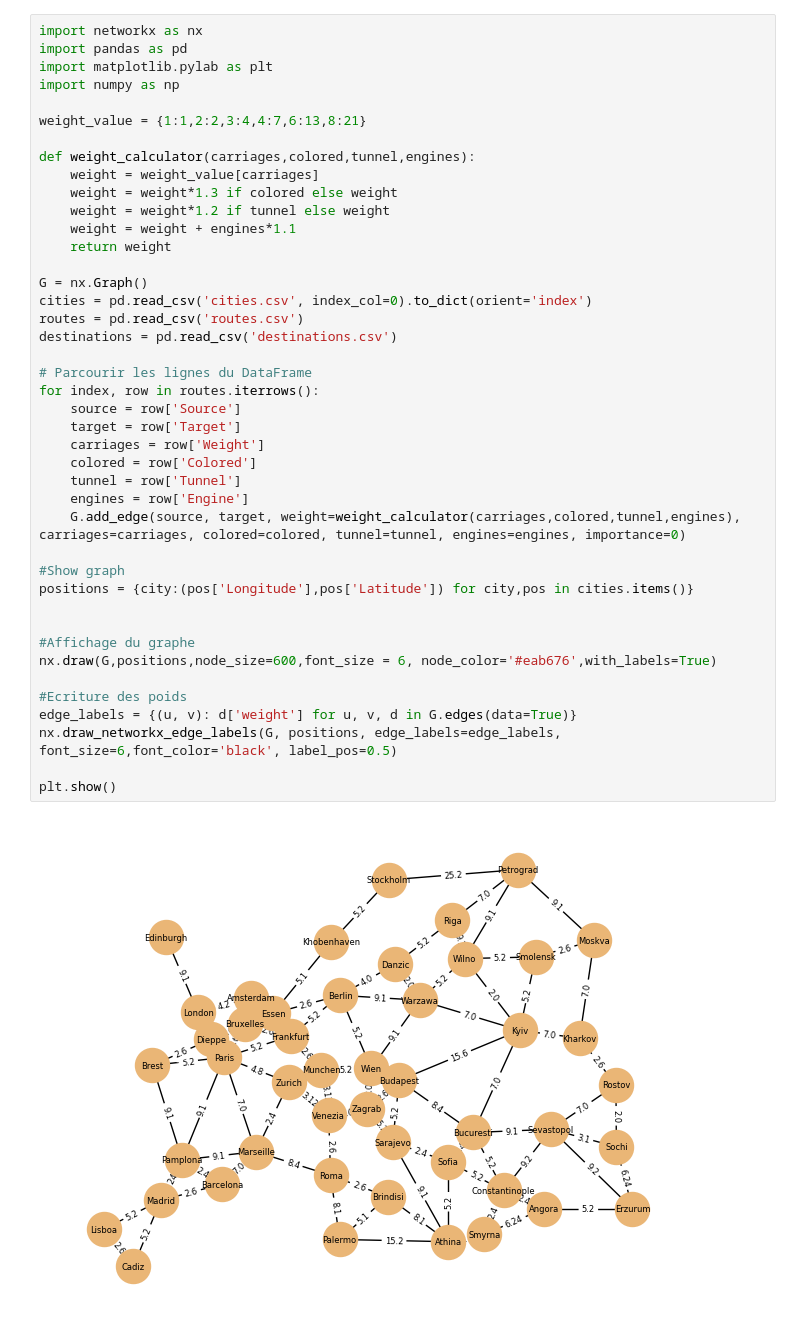
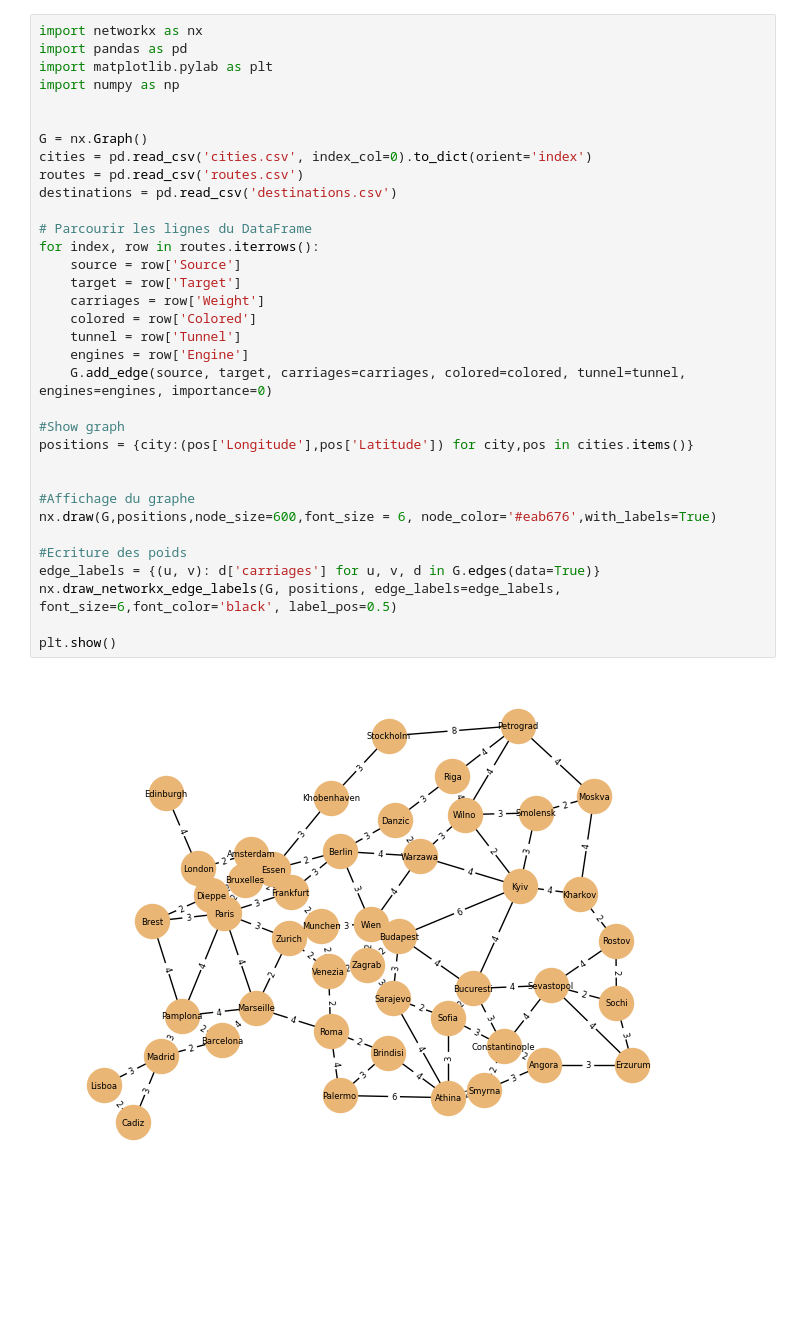
Before and after one commit to leonsi7/ticket-to-ride-europe, a Jupyter notebook: graph.ipynb, the cells around one changed output. Saved outputs shown, nothing was run; the diff lists cells and outputs as text; blank space fills up the shorter version.

```diff
--- a/graph.ipynb
+++ b/graph.ipynb
@@ -4,44 +4,36 @@ import pandas as pd
 import matplotlib.pylab as plt
 import numpy as np
 
-weight_value = {1:1,2:2,3:4,4:7,6:13,8:21}
-
-def weight_calculator(carriages,colored,tunnel,engines):
-    weight = weight_value[carriages]
-    weight = weight*1.3 if colored else weight
-    weight = weight*1.2 if tunnel else weight
-    weight = weight + engines*1.1
-    return weight
 
 G = nx.Graph()
 cities = pd.read_csv('cities.csv', index_col=0).to_dict(orient='index')
 routes = pd.read_csv('routes.csv')
 destinations = pd.read_csv('destinations.csv')
 
 # Parcourir les lignes du DataFrame
 for index, row in routes.iterrows():
     source = row['Source']
     target = row['Target']
     carriages = row['Weight']
     colored = row['Colored']
     tunnel = row['Tunnel']
     engines = row['Engine']
-    G.add_edge(source, target, weight=weight_calculator(carriages,colored,tunnel,engines), carriages=carriages, colored=colored, tunnel=tunnel, engines=engines, importance=0)
+    G.add_edge(source, target, carriages=carriages, colored=colored, tunnel=tunnel, engines=engines, importance=0)
 
 #Show graph
 positions = {city:(pos['Longitude'],pos['Latitude']) for city,pos in cities.items()}
 
 
 #Affichage du graphe
 nx.draw(G,positions,node_size=600,font_size = 6, node_color='#eab676',with_labels=True)
 
 #Ecriture des poids
-edge_labels = {(u, v): d['weight'] for u, v, d in G.edges(data=True)}
+edge_labels = {(u, v): d['carriages'] for u, v, d in G.edges(data=True)}
 nx.draw_networkx_edge_labels(G, positions, edge_labels=edge_labels, font_size=6,font_color='black', label_pos=0.5)
 
 plt.show()
 # %% [output]
-[figure, old version]
+[figure, new version]
 # %%
 # for u, v, attrs in G.edges(data=True):
 #     print(f'Arête entre {u} et {v}:')
```
Also changed, not shown: parts of 10 cells of this notebook, 4 other files.
